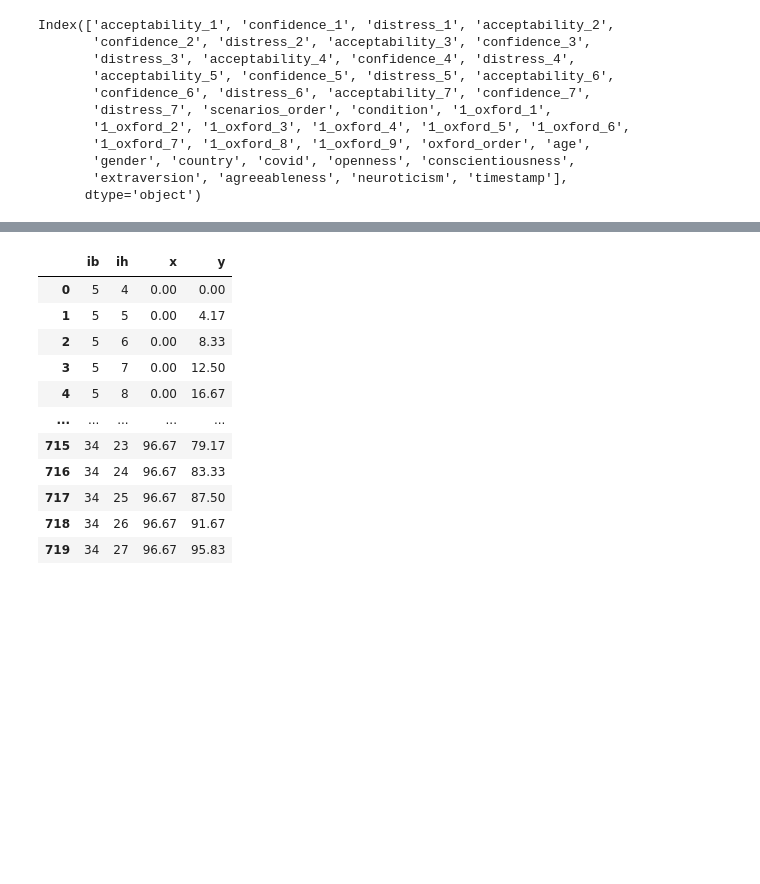
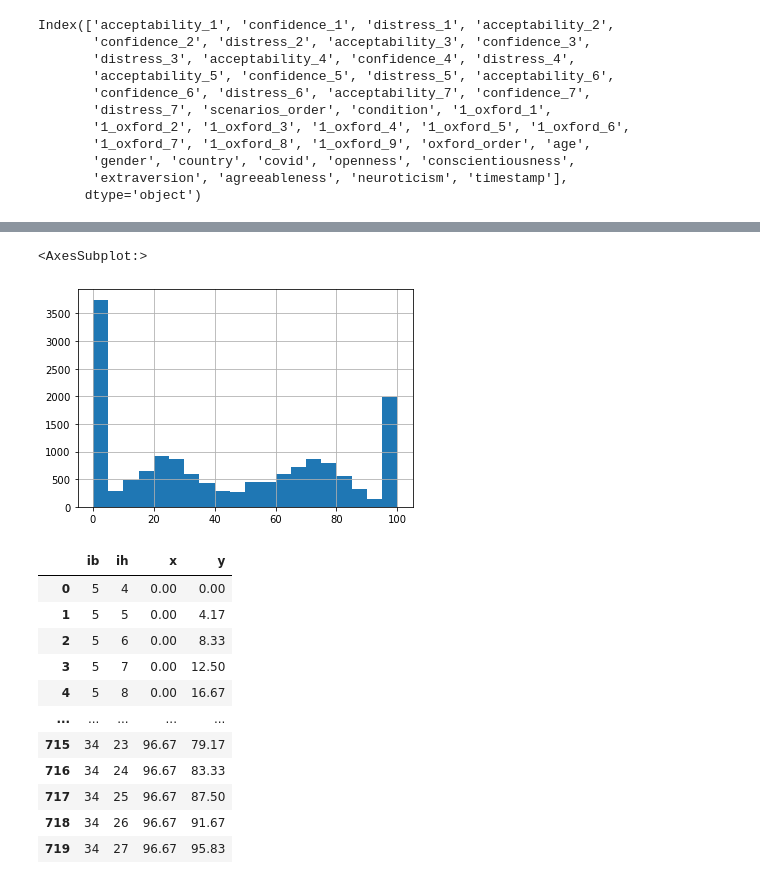
Before and after one commit to juancuiule/eglc-notebooks, a Jupyter notebook: morales-pandemicas/morales-pandemicas.ipynb, the cells around one changed output, grey strips where cells are left out. Drawn from its saved outputs; the diff is of its cells as text; code cells hidden in the pictures; blank space fills up the shorter version.

Commit message:
fix acceptability bins

```diff
--- a/morales-pandemicas/morales-pandemicas.ipynb
+++ b/morales-pandemicas/morales-pandemicas.ipynb
@@ -43,3 +65,8 @@ for i in range(0, 5):
+# %%
+csv['acceptability_1'].hist(bins=20)
+# %% [output]
+<AxesSubplot:>
+[figure, added]
 # %%
 # impartial beneficence (IB)
 columns_ib = ['1_oxford_1','1_oxford_2', '1_oxford_3', '1_oxford_4', '1_oxford_5']
```
Also changed, not shown: parts of 2 cells of this notebook, 5 other files.
